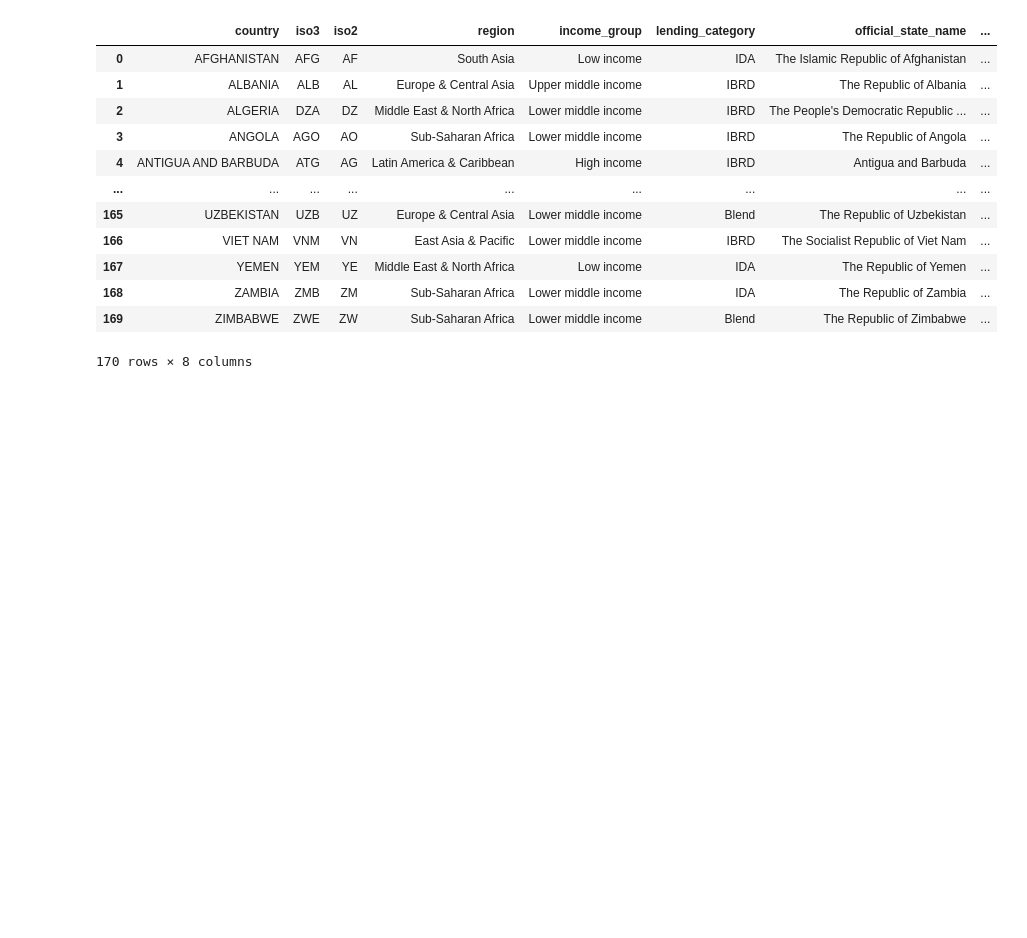
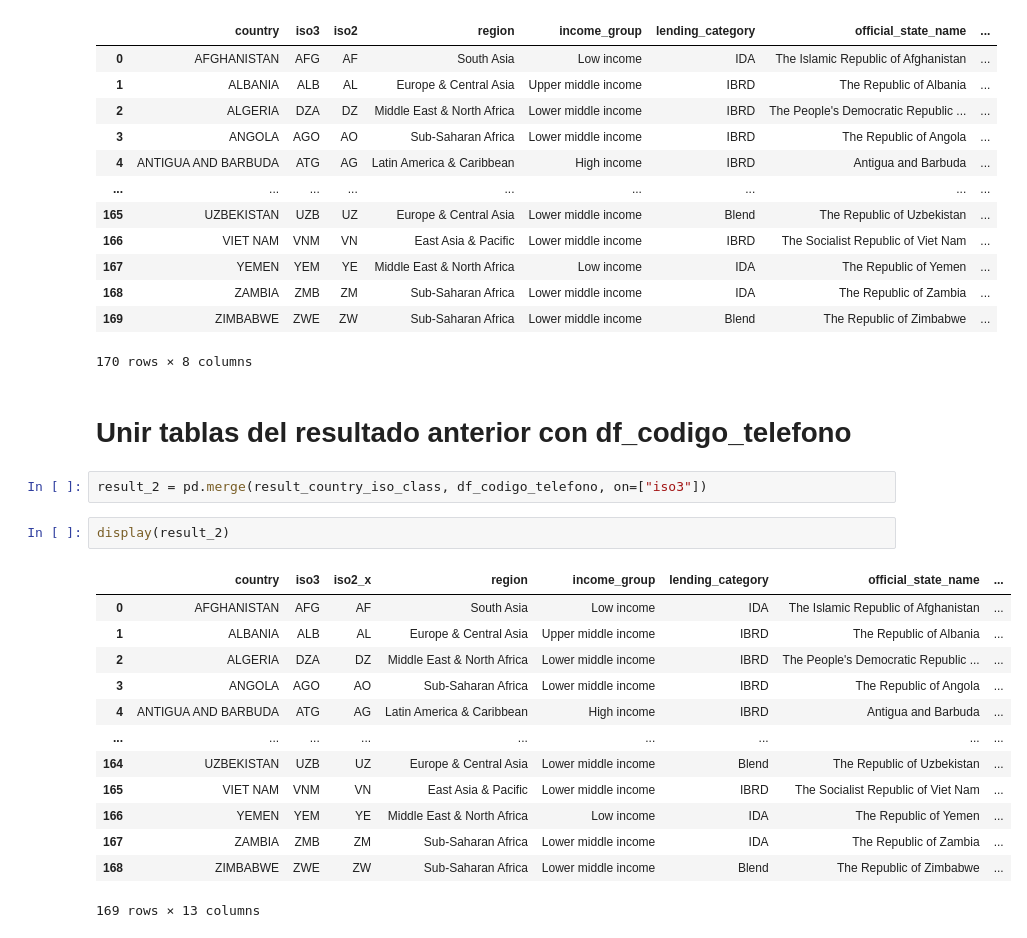
Before and after one commit to Ricardoabelhp/introduccion_ciencia_datos, a Jupyter notebook: Evaluacion1/join_documents.ipynb, the cells around one changed output. Drawn from its saved outputs; the diff is of its cells as text; blank space fills up the shorter version.

Commit message:
Join 4 tables
New change

```diff
--- a/Evaluacion1/join_documents.ipynb
+++ b/Evaluacion1/join_documents.ipynb
@@ -145,3 +164,23 @@ display(result_country_iso_class)
 | 168 | ZAMBIA | ZMB | ZM | Sub-Saharan Africa | Lower middle income | IDA | The Republic of Zambia | ... |
 | 169 | ZIMBABWE | ZWE | ZW | Sub-Saharan Africa | Lower middle income | Blend | The Republic of Zimbabwe | ... |
 170 rows × 8 columns
+# %% [markdown]
+# Unir tablas del resultado anterior con df_codigo_telefono
+# %%
+result_2 = pd.merge(result_country_iso_class, df_codigo_telefono, on=["iso3"])
+# %%
+display(result_2)
+# %% [output]
+|  | country | iso3 | iso2_x | region | income_group | lending_category | official_state_name | ... |
+| 0 | AFGHANISTAN | AFG | AF | South Asia | Low income | IDA | The Islamic Republic of Afghanistan | ... |
+| 1 | ALBANIA | ALB | AL | Europe & Central Asia | Upper middle income | IBRD | The Republic of Albania | ... |
+| 2 | ALGERIA | DZA | DZ | Middle East & North Africa | Lower middle income | IBRD | The People's Democratic Republic ... | ... |
+| 3 | ANGOLA | AGO | AO | Sub-Saharan Africa | Lower middle income | IBRD | The Republic of Angola | ... |
+| 4 | ANTIGUA AND BARBUDA | ATG | AG | Latin America & Caribbean | High income | IBRD | Antigua and Barbuda | ... |
+| ... | ... | ... | ... | ... | ... | ... | ... | ... |
+| 164 | UZBEKISTAN | UZB | UZ | Europe & Central Asia | Lower middle income | Blend | The Republic of Uzbekistan | ... |
+| 165 | VIET NAM | VNM | VN | East Asia & Pacific | Lower middle income | IBRD | The Socialist Republic of Viet Nam | ... |
+| 166 | YEMEN | YEM | YE | Middle East & North Africa | Low income | IDA | The Republic of Yemen | ... |
+| 167 | ZAMBIA | ZMB | ZM | Sub-Saharan Africa | Lower middle income | IDA | The Republic of Zambia | ... |
+| 168 | ZIMBABWE | ZWE | ZW | Sub-Saharan Africa | Lower middle income | Blend | The Republic of Zimbabwe | ... |
+169 rows × 13 columns
```
Also changed, not shown: parts of 7 cells of this notebook.
